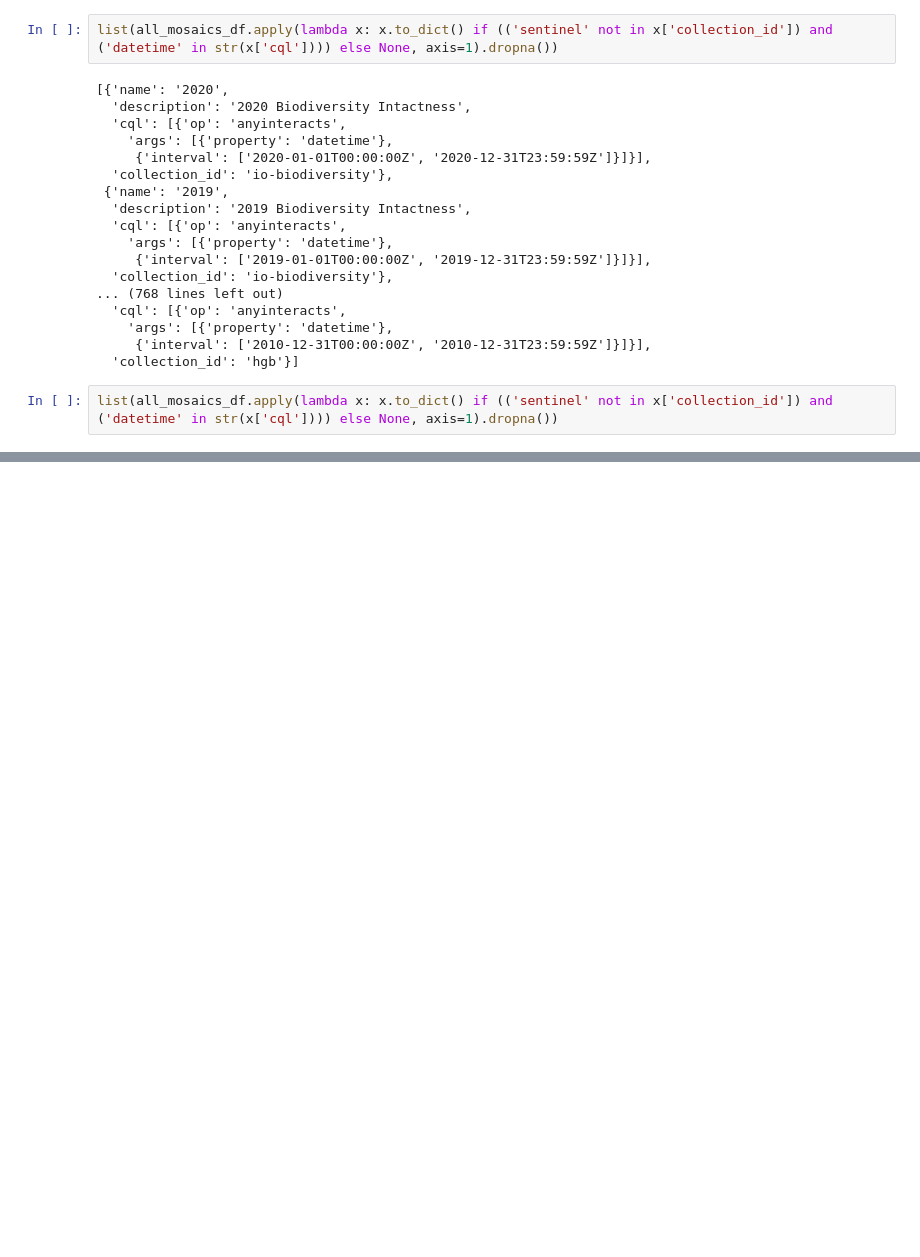
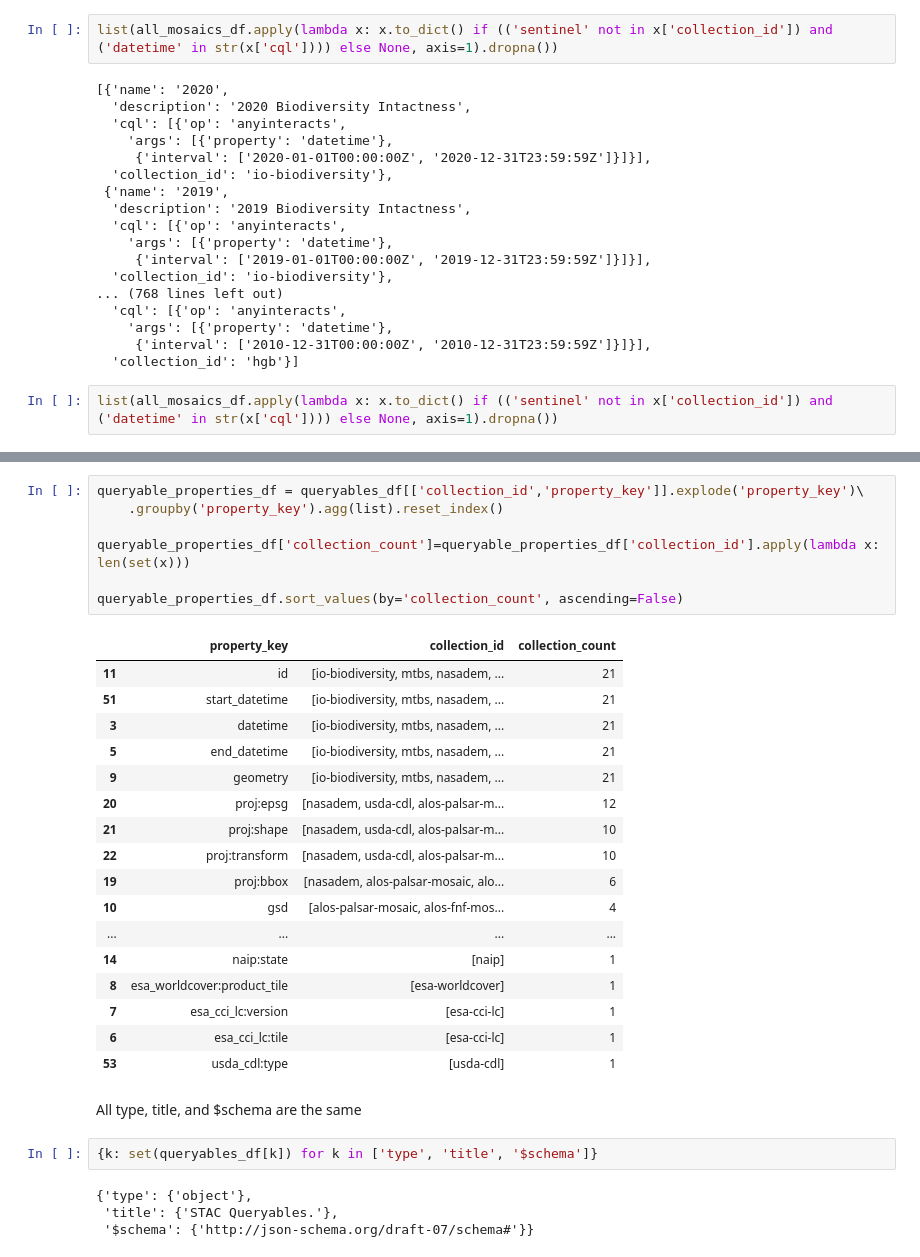
Before and after one commit to microsoft/planetary-computer-tasks, a Jupyter notebook: datasets/summarize_jsons.ipynb, the cells around one changed output, grey strips where cells are left out. Saved outputs shown, nothing was run; the diff lists cells and outputs as text; blank space fills up the shorter version.

```diff
--- a/datasets/summarize_jsons.ipynb
+++ b/datasets/summarize_jsons.ipynb
@@ -94,0 +283,33 @@ list(all_mosaics_df.apply(lambda x: x.to_dict() if (('sentinel' not in x['collec
+# %%
+queryable_properties_df = queryables_df[['collection_id','property_key']].explode('property_key')\
+    .groupby('property_key').agg(list).reset_index()
+
+queryable_properties_df['collection_count']=queryable_properties_df['collection_id'].apply(lambda x: len(set(x)))
+
+queryable_properties_df.sort_values(by='collection_count', ascending=False)
+# %% [output]
+|  | property_key | collection_id | collection_count |
+| 11 | id | [io-biodiversity, mtbs, nasadem, ... | 21 |
+| 51 | start_datetime | [io-biodiversity, mtbs, nasadem, ... | 21 |
+| 3 | datetime | [io-biodiversity, mtbs, nasadem, ... | 21 |
+| 5 | end_datetime | [io-biodiversity, mtbs, nasadem, ... | 21 |
+| 9 | geometry | [io-biodiversity, mtbs, nasadem, ... | 21 |
+| 20 | proj:epsg | [nasadem, usda-cdl, alos-palsar-m... | 12 |
+| 21 | proj:shape | [nasadem, usda-cdl, alos-palsar-m... | 10 |
+| 22 | proj:transform | [nasadem, usda-cdl, alos-palsar-m... | 10 |
+| 19 | proj:bbox | [nasadem, alos-palsar-mosaic, alo... | 6 |
+| 10 | gsd | [alos-palsar-mosaic, alos-fnf-mos... | 4 |
+| ... | ... | ... | ... |
+| 14 | naip:state | [naip] | 1 |
+| 8 | esa_worldcover:product_tile | [esa-worldcover] | 1 |
+| 7 | esa_cci_lc:version | [esa-cci-lc] | 1 |
+| 6 | esa_cci_lc:tile | [esa-cci-lc] | 1 |
+| 53 | usda_cdl:type | [usda-cdl] | 1 |
+# %% [markdown]
+All type, title, and $schema are the same
+# %%
+{k: set(queryables_df[k]) for k in ['type', 'title', '$schema']}
+# %% [output]
+{'type': {'object'},
+ 'title': {'STAC Queryables.'},
+ '$schema': {'http://json-schema.org/draft-07/schema#'}}
```
Also changed, not shown: parts of 19 cells of this notebook, 1 other file.
